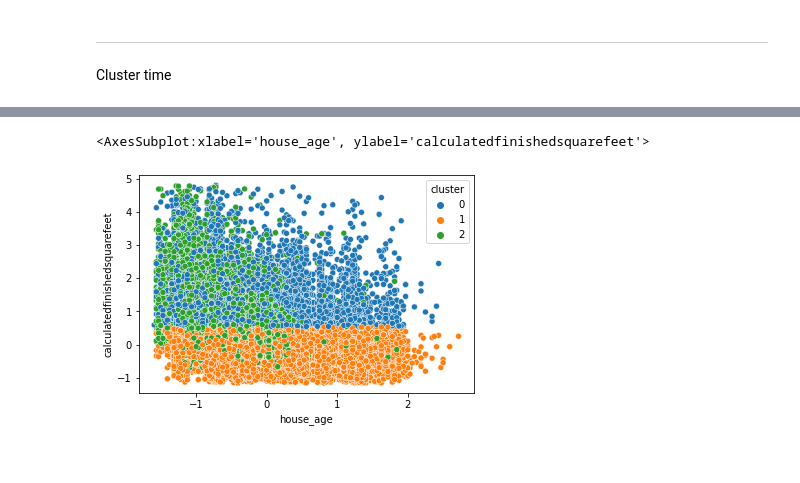
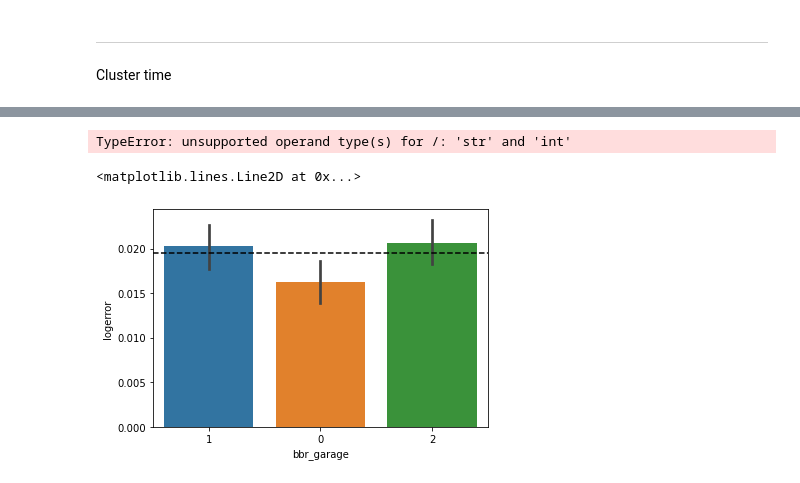
Before and after one commit to JaradAng/zillow_clutering_project, a Jupyter notebook: explore.ipynb, the cells around one changed output, grey strips where cells are left out. Saved outputs shown, nothing was run; the diff lists cells and outputs as text; code cells hidden in the pictures.

Commit message:
adding zillow clustering project

```diff
--- a/explore.ipynb
+++ b/explore.ipynb
@@ -245,6 +265,6 @@ Index(['bedroomcnt', 'bathroomcnt', 'calculatedfinishedsquarefeet',
       dtype='object')
 # %%
 # cutting the only most extreme outliers and will handle with a robust scaler later
-train = zillow_wrangle.remove_outliers(train, 4, ['bedroomcnt', 'bathroomcnt', 'calculatedfinishedsquarefeet', 'taxvaluedollarcnt', 'garagecarcnt'])
+train = zillow_wrangle.remove_outliers(train, 3.5, ['calculatedfinishedsquarefeet','garagecarcnt'])
 train.shape
 # %% [output]
@@ -332,2 +378,0 @@ train['weird_ratio'] = df.calculatedfinishedsquarefeet * df.bed_bath_ratio
-# %%
-train['weird_bin'] = pd.qcut(train['weird_ratio'],q=6)
@@ -341,0 +462,10 @@ plt.show()
+# %%
+train['age_ratio'] = df.house_age / df.transaction_month
+
+train['age_ratio_bin'] = pd.qcut(train['age_ratio'],q=6)
+
+plt.figure(figsize=(16, 9))
+sns.barplot(data = train, x='age_ratio_bin', y='logerror')
+plt.title('Does logerror vary by age and when sold')
+plt.axhline(logmean, ls = '--', color = 'black')
+plt.show()
@@ -397,18 +555,21 @@ with plt.style.context('seaborn-whitegrid'):
 # %%
-X2 = clusters[['house_age', 'calculatedfinishedsquarefeet']]
+X2 = train[['calculatedfinishedsquarefeet', 'house_age']]
 
 # Make the model
-kmeans = KMeans(n_clusters=3)
+kmeans = KMeans(n_clusters=6)
 
 # Fit the model
 kmeans.fit(X2)
 kmeans.predict(X2)
 
 # add cluster column for visualization
-clusters['cluster'] = kmeans.predict(X2)
-clusters.cluster = clusters.cluster.astype('category')
-clusters.head()
+train['age_and_size'] = kmeans.predict(X2)
+train.age_and_size = train.age_and_size.astype(str)
+train.head()
 
 # visualize the cluster
-sns.scatterplot(data=clusters, y = 'calculatedfinishedsquarefeet', x = 'house_age', hue= 'cluster')
+sns.scatterplot(data=train, y = 'calculatedfinishedsquarefeet', x = 'house_age', hue= 'age_and_size')
+plt.show()
+sns.barplot(data=train, x='age_and_size', y='logerror')
+plt.axhline(logmean, ls = '--', color = 'black')
 # %% [output]
@@ -427,23 +589,40 @@ with plt.style.context('seaborn-whitegrid'):
+# %%
+t, p = stats.ttest_ind(train['age_and_size'],train.logerror, equal_var=False)
+
+t, p / 2
+a=0.05
+if p < a:
+        print("We reject the null hypothesis and this variable is statistically significant")
+else:
+        print("We fail to reject the null hypothesis and this feature is not statisitcally significant")
+# %% [output]
+TypeError: unsupported operand type(s) for /: 'str' and 'int'
 # %%
-X3 = clusters[['garagecarcnt', 'calculatedfinishedsquarefeet']]
+X3 = train[['bed_bath_ratio', 'transaction_month', 'garagecarcnt']]
 
 # Make the model
 kmeans = KMeans(n_clusters=3)
 
 # Fit the model
 kmeans.fit(X3)
 kmeans.predict(X3)
 
 # add cluster column for visualization
-clusters['cluster'] = kmeans.predict(X3)
-clusters.cluster = clusters.cluster.astype('category')
-clusters.head()
+train['bbr_garage'] = kmeans.predict(X3)
+# validate['bbr_garage'] = kmeans.predict(X3)
+# test['bbr_garage'] = kmeans.predict(X3)
+
+train.bbr_garage = train.bbr_garage.astype(str)
+train.head()
 
 # visualize the cluster
-sns.scatterplot(data=clusters, y = 'calculatedfinishedsquarefeet', x = 'house_age', hue= 'cluster')
+# sns.scatterplot(data=train, y = 'polar_combo', x = 'house_age', hue= 'cluster3')
+# plt.show()
+sns.barplot(data=train, x='bbr_garage', y='logerror')
+plt.axhline(logmean, ls = '--', color = 'black')
 # %% [output]
-<AxesSubplot:xlabel='house_age', ylabel='calculatedfinishedsquarefeet'>
+<matplotlib.lines.Line2D at 0x...>
-[figure, old version]
+[figure, new version]
 # %%
 with plt.style.context('seaborn-whitegrid'):
     plt.figure(figsize=(9, 6))
```
Also changed, not shown: parts of 63 cells of this notebook, 5 other files.
